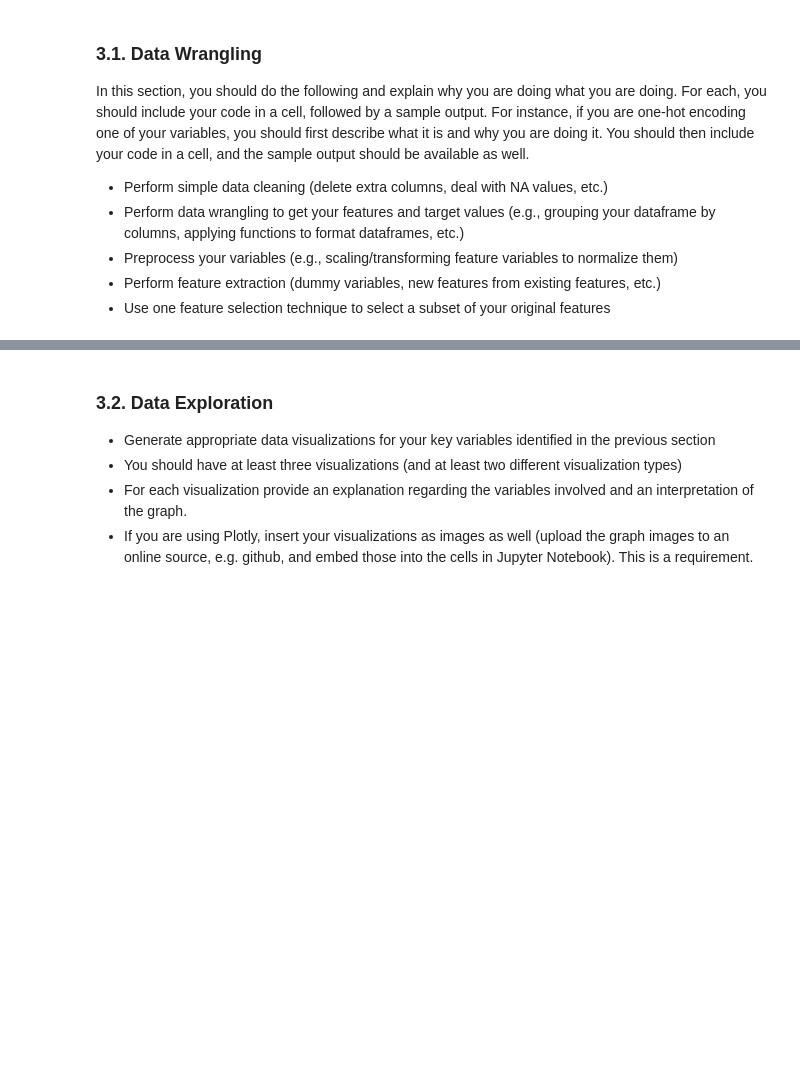
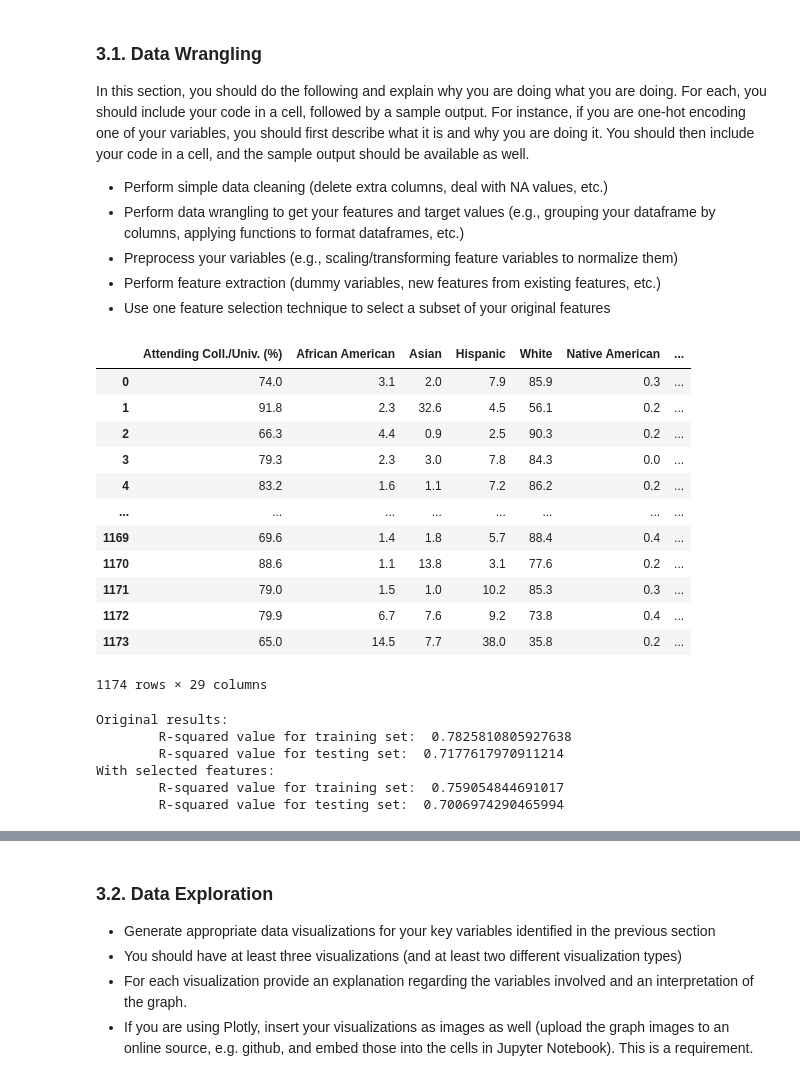
Before and after one commit to abbycarr/MA-education-machine-learning, a Jupyter notebook: DS3000_FP4_SectionXY_GroupXY.ipynb, the cells around one changed output, grey strips where cells are left out. Saved outputs shown, nothing was run; the diff lists cells and outputs as text; code cells hidden in the pictures; blank space fills up the shorter version.

```diff
--- a/DS3000_FP4_SectionXY_GroupXY.ipynb
+++ b/DS3000_FP4_SectionXY_GroupXY.ipynb
@@ -82,3 +103,41 @@ In this section, you should do the following and explain why you are doing what
 * Preprocess your variables (e.g., scaling/transforming feature variables to normalize them)
 * Perform feature extraction (dummy variables, new features from existing features, etc.)
 * Use one feature selection technique to select a subset of your original features
+# %%
+# makes the dataframe numeric
+def clean(data):
+    cleaned = data.replace(",","",regex=True)
+    cleaned = cleaned.replace("\$","",regex=True)
+    cleaned = cleaned.replace(" ","",regex=True)
+    cleaned = pd.to_numeric(cleaned)
+    return cleaned
+
+df = df.apply(clean)
+# %%
+# Drop the Males column the directly correlates to Females
+df = df.drop("Males", axis=1)
+# %%
+# Transform 'Students' and 'Students Disciplined' to 'Students Disciplined (%)'
+df["Students Disciplined (%)"] = df["Students Disciplined"] / df["Students"]
+
+# Transform 'Students' and 'Tests Takers' to 'Tests Takers (%)'
+df["Tests Takers (%)"] = df["Tests Takers"] / df["Students"]
+
+# Drop 'Students', 'Students Disciplined', and 'Tests Takers'
+df = df.drop("Students",axis = 1)
+df = df.drop("Students Disciplined",axis = 1)
+df = df.drop("Tests Takers",axis = 1)
+# %% [output]
+|  | Attending Coll./Univ. (%) | African American | Asian | Hispanic | White | Native American | ... |
+| 0 | 74.0 | 3.1 | 2.0 | 7.9 | 85.9 | 0.3 | ... |
+| 1 | 91.8 | 2.3 | 32.6 | 4.5 | 56.1 | 0.2 | ... |
+| 2 | 66.3 | 4.4 | 0.9 | 2.5 | 90.3 | 0.2 | ... |
+| 3 | 79.3 | 2.3 | 3.0 | 7.8 | 84.3 | 0.0 | ... |
+| 4 | 83.2 | 1.6 | 1.1 | 7.2 | 86.2 | 0.2 | ... |
+| ... | ... | ... | ... | ... | ... | ... | ... |
+| 1169 | 69.6 | 1.4 | 1.8 | 5.7 | 88.4 | 0.4 | ... |
+| 1170 | 88.6 | 1.1 | 13.8 | 3.1 | 77.6 | 0.2 | ... |
+| 1171 | 79.0 | 1.5 | 1.0 | 10.2 | 85.3 | 0.3 | ... |
+| 1172 | 79.9 | 6.7 | 7.6 | 9.2 | 73.8 | 0.4 | ... |
+| 1173 | 65.0 | 14.5 | 7.7 | 38.0 | 35.8 | 0.2 | ... |
+1174 rows × 29 columns
@@ -84,0 +164,35 @@ In this section, you should do the following and explain why you are doing what
+# %%
+# choose the top 10
+from sklearn.feature_selection import RFE
+from sklearn.tree import DecisionTreeRegressor
+from sklearn.linear_model import LinearRegression
+from sklearn.metrics import r2_score
+
+select = RFE(DecisionTreeRegressor(random_state = 3000),n_features_to_select = 10)
+
+#fit the RFE selector to the training data
+select.fit(X_train_scaled, y_train)
+
+#transform training and testing sets so only the selected features are retained
+X_train_selected = select.transform(X_train_scaled)
+X_test_selected = select.transform(X_test_scaled)
+
+model = LinearRegression().fit(X=X_train_scaled, y=y_train)
+
+print("Original results:")
+print("\tR-squared value for training set: ", r2_score(y_train, model.predict(X_train_scaled)))
+print("\tR-squared value for testing set: ", r2_score(y_test, model.predict(X_test_scaled)))
+
+
+model = LinearRegression().fit(X=X_train_selected, y=y_train)
+
+print("With selected features:")
+print("\tR-squared value for training set: ", r2_score(y_train, model.predict(X_train_selected)))
+print("\tR-squared value for testing set: ", r2_score(y_test, model.predict(X_test_selected)))
+# %% [output]
+Original results:
+        R-squared value for training set:  0.7825810805927638
+        R-squared value for testing set:  0.7177617970911214
+With selected features:
+        R-squared value for training set:  0.759054844691017
+        R-squared value for testing set:  0.7006974290465994
```
Also changed, not shown: parts of 12 cells of this notebook.
